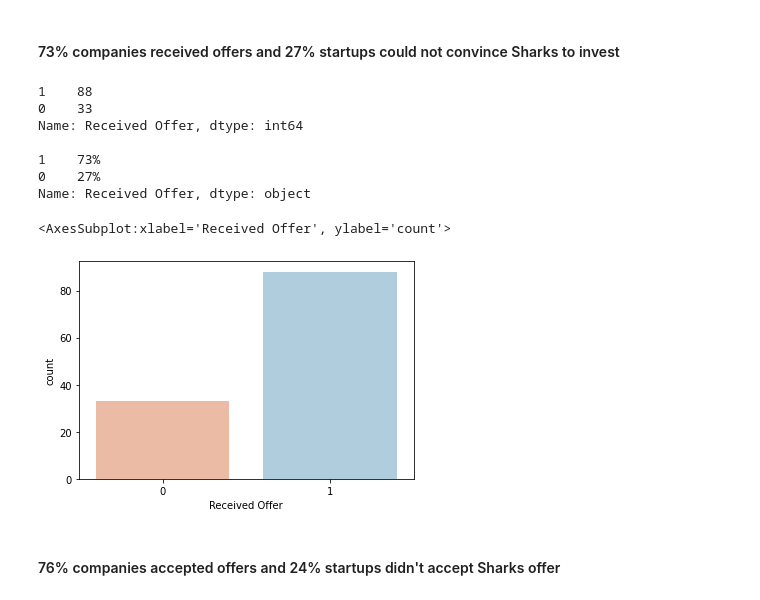
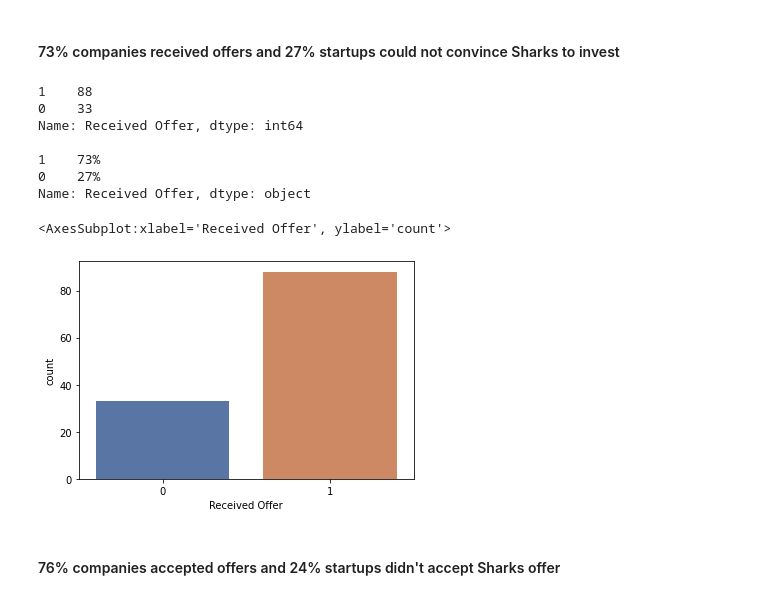
Before and after one commit to satya-thirumani/shark-tank-india, a Jupyter notebook: Shark Tank India Analysis.ipynb, the cells around one changed output. Drawn from its saved outputs; the diff is of its cells as text; code cells hidden in the pictures.

Commit message:
Kaggle Notebook | Shark Tank India Analysis | Version 7

```diff
--- a/Shark Tank India Analysis.ipynb
+++ b/Shark Tank India Analysis.ipynb
@@ -20,14 +20,18 @@ import matplotlib.pyplot as plt
 import seaborn as sns
 from babel.numbers import format_currency
 from wordcloud import WordCloud, STOPWORDS
+import geopandas as gpd
+import plotly.express as px
+import plotly.io as pio
+pio.templates.default = "plotly_dark"
 
 import warnings
 warnings.filterwarnings('ignore')
 # %% [markdown]
 ### Check and import dataset
 # %%
-! ls -l /kaggle/input/shark-tank-india
-shark_tank = pd.read_csv('/kaggle/input/shark-tank-india/Shark Tank India.csv', encoding = "ISO-8859-1")
+! ls -l /kaggle/input/d/thirumani/shark-tank-india/
+shark_tank = pd.read_csv('/kaggle/input/d/thirumani/shark-tank-india//Shark Tank India.csv', encoding = "ISO-8859-1")
 
 nRow, nCol = shark_tank.shape
 print(f'\nThere are {nRow} rows and {nCol} columns in the dataset')
@@ -228,20 +232,20 @@ Female entrepreneurs percentage - 30.0%
 # %%
 # Offers received
 print(shark_tank['Received Offer'].value_counts(), "\n")
 print(round(shark_tank['Received Offer'].value_counts(normalize=True)*100).astype(str).str.replace('.0', '%'), "\n")
-sns.countplot(x='Received Offer', data=shark_tank, palette='RdBu')
+sns.countplot(x='Received Offer', data=shark_tank, palette='deep')
 
 # 88 companies received investments and 33 startups could not get offers
 # %% [output]
 1    88
 0    33
 Name: Received Offer, dtype: int64
 
 1    73%
 0    27%
 Name: Received Offer, dtype: object
 <AxesSubplot:xlabel='Received Offer', ylabel='count'>
-[figure, old version]
+[figure, new version]
 # %% [markdown]
 #### 76% companies accepted offers and 24% startups didn't accept Sharks offer
 # %%
```
Also changed, not shown: parts of 32 cells of this notebook.
